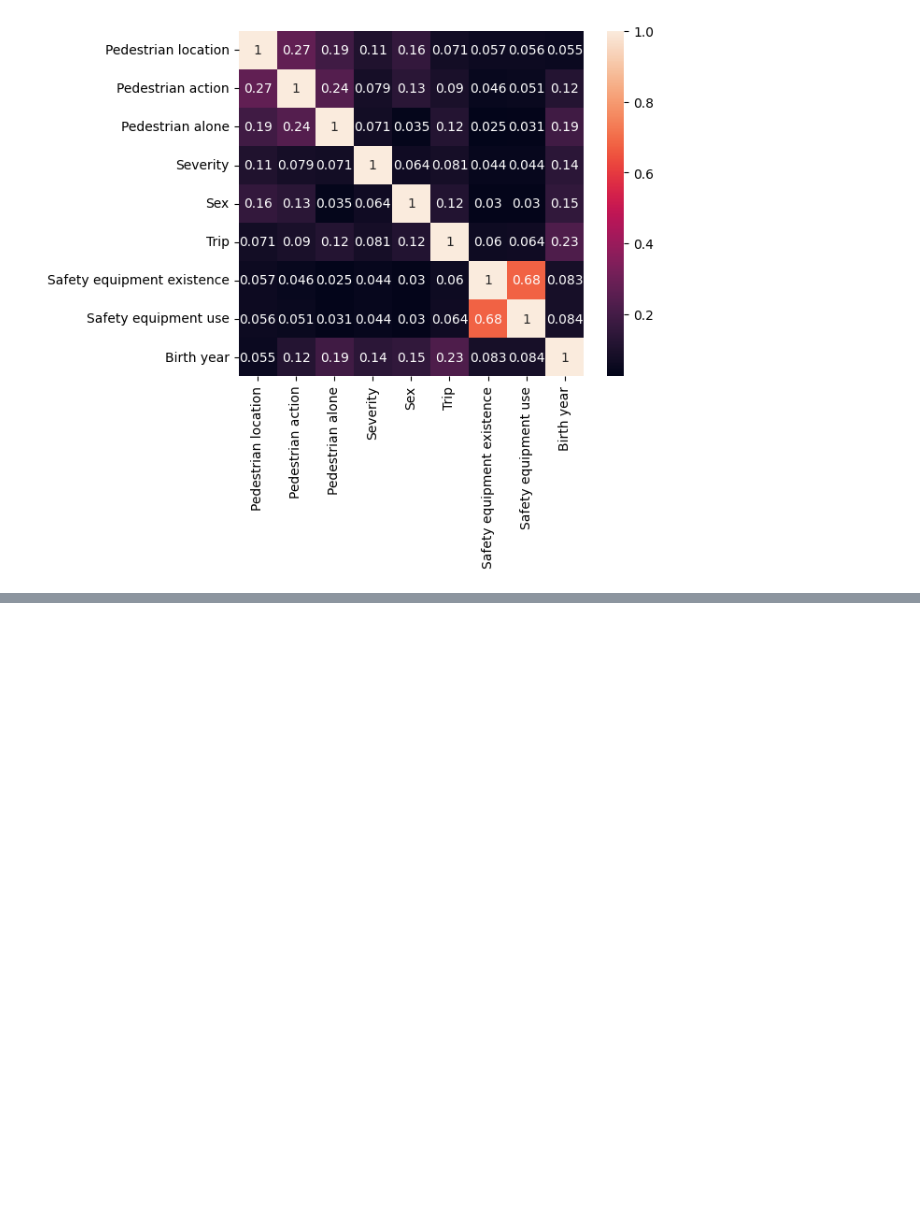
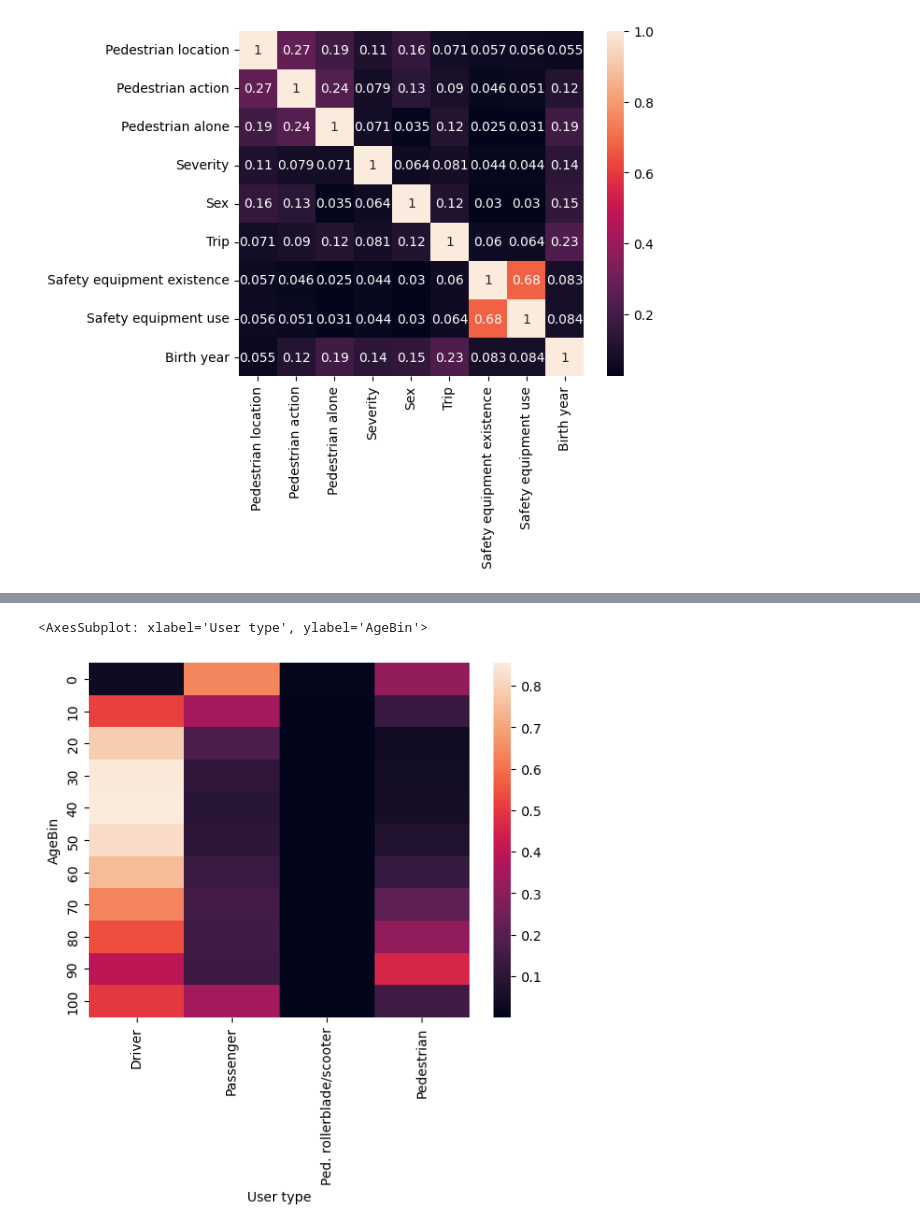
Before and after one commit to annagergaly/french-accidents, a Jupyter notebook: users.ipynb, the cells around one changed output, grey strips where cells are left out. Cells and saved outputs as stored; diff of their text form; code cells hidden in the pictures; blank space fills up the shorter version.

```diff
--- a/users.ipynb
+++ b/users.ipynb
@@ -503,0 +525,15 @@ df[["Num_Acc", "Seat", "User type", "Severity", "Sex", "Trip", "Pedestrian locat
+# %%
+type_map = {
+    1 : "Driver",
+    2 : "Passenger",
+    3 : "Pedestrian",
+    4 : "Ped. rollerblade/scooter"
+}
+age_type = df[["AgeBin", "User type"]].copy()
+age_type["User type"].replace(type_map, inplace=True)
+age_type = age_type.groupby(["AgeBin", "User type"]).size().reset_index(drop=False).pivot(index="AgeBin", columns="User type", values=0)
+age_type = age_type.apply(lambda x: x/x.sum(), axis = 1)
+sns.heatmap(age_type)
+# %% [output]
+<AxesSubplot: xlabel='User type', ylabel='AgeBin'>
+[figure, added]
```
Also changed, not shown: parts of 3 cells of this notebook, 3 other files.
